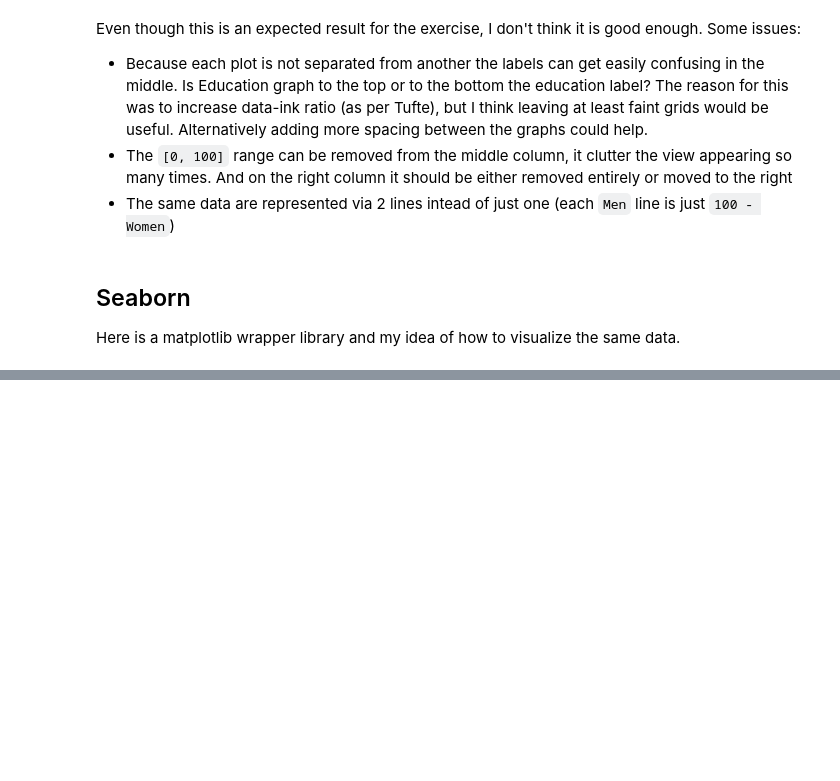
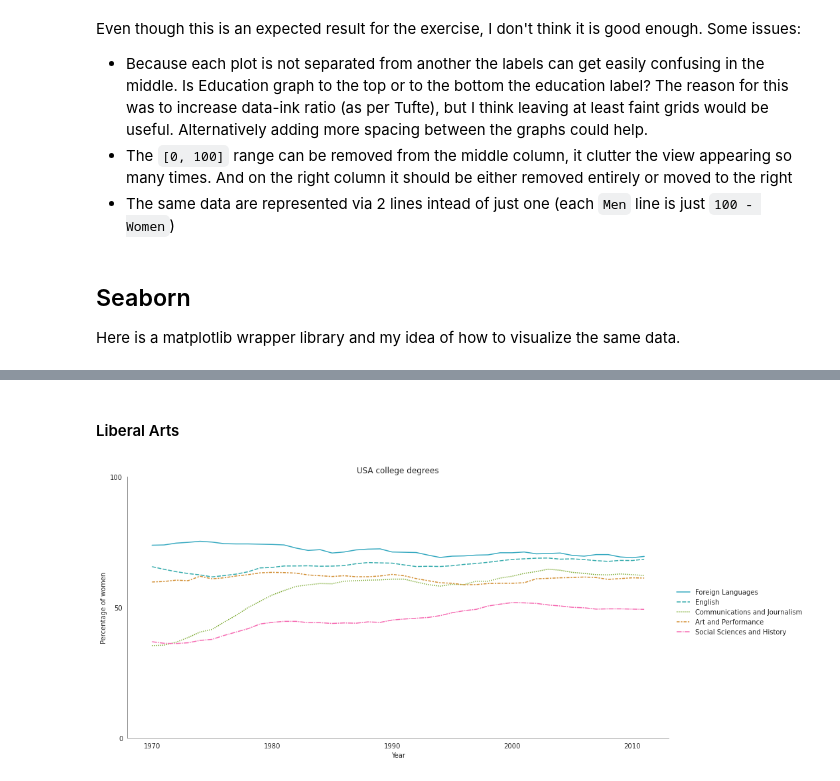
Before and after one commit to EvgeniiaVak/VakarinaDataQuest, a Jupyter notebook: college_majors_ernings/Visualizing The Gender Gap In College Degrees.ipynb, the cells around one changed output, grey strips where cells are left out. Saved outputs shown, nothing was run; the diff lists cells and outputs as text; code cells hidden in the pictures; blank space fills up the shorter version.

```diff
--- a/college_majors_ernings/Visualizing The Gender Gap In College Degrees.ipynb
+++ b/college_majors_ernings/Visualizing The Gender Gap In College Degrees.ipynb
@@ -101,0 +141,6 @@ Here is a matplotlib wrapper library and my idea of how to visualize the same da
+# %% [markdown]
+#### Liberal Arts
+# %%
+line_chart(women_degrees[lib_arts_cats])
+# %% [output]
+[figure, added]
```
Also changed, not shown: parts of 16 cells of this notebook, 1 other file.
